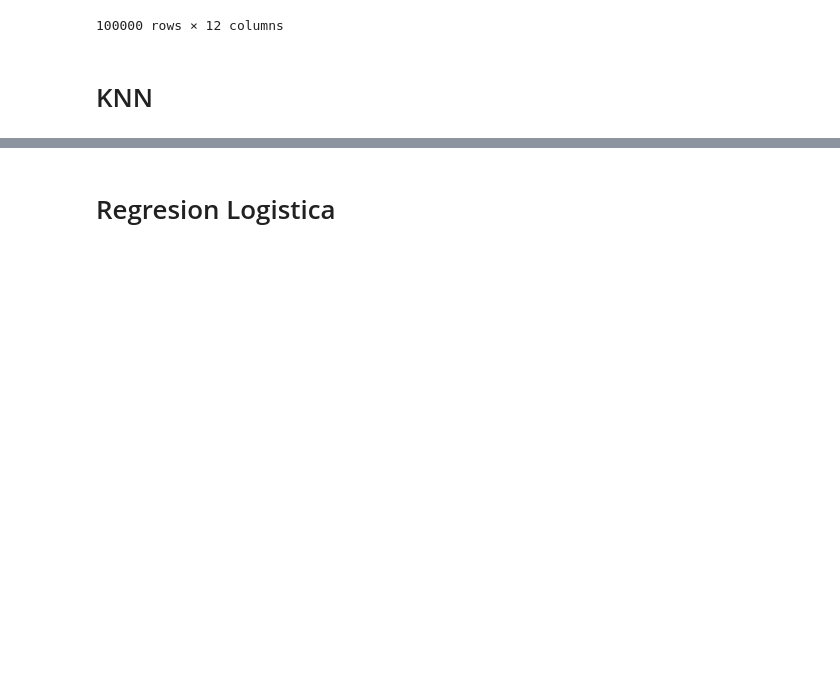
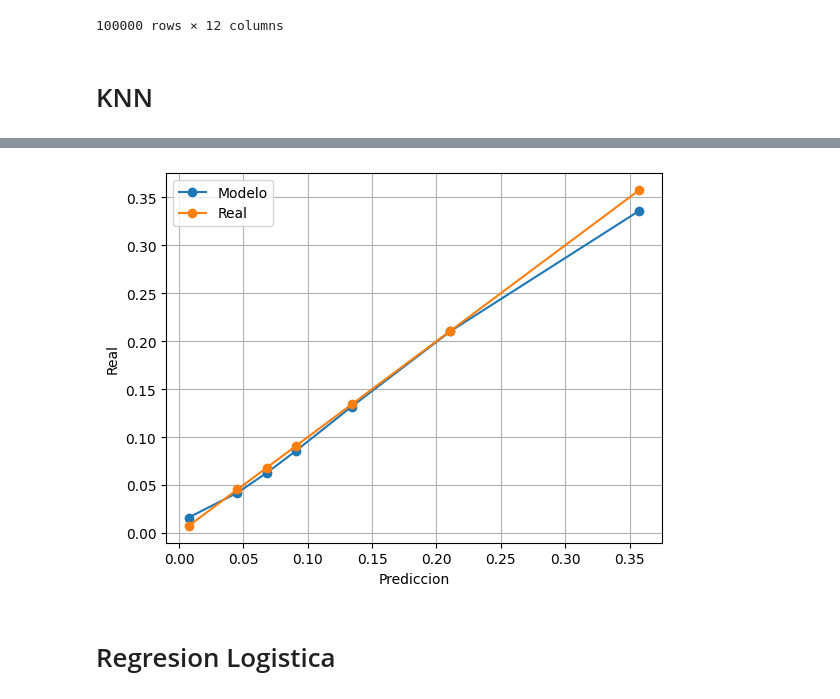
Before and after one commit to Rolando1708/Analisis_de_Aprendizaje_Estadistico, a Jupyter notebook: Parcial 2/Examen_practico2.ipynb, the cells around one changed output, grey strips where cells are left out. Saved outputs shown, nothing was run; the diff lists cells and outputs as text; code cells hidden in the pictures; blank space fills up the shorter version.

```diff
--- a/Parcial 2/Examen_practico2.ipynb
+++ b/Parcial 2/Examen_practico2.ipynb
@@ -105,3 +112,7 @@ plt.hist(random_knn, bins=10)
+# %%
+calibracion(random_knn, y_test, 10)
+# %% [output]
+[figure, added]
 # %% [markdown]
 # Regresion Logistica
 # %%
```
Also changed, not shown: parts of 58 cells of this notebook.
